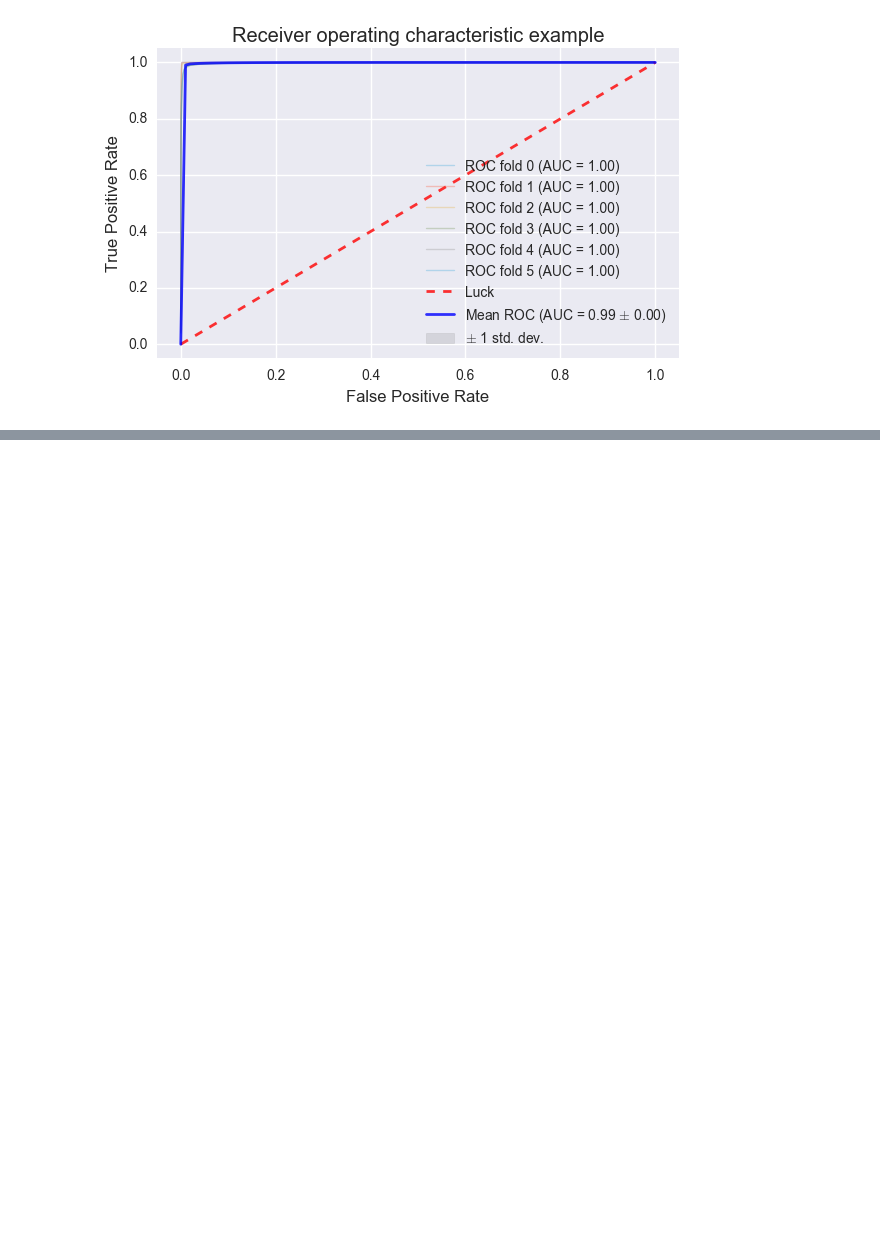
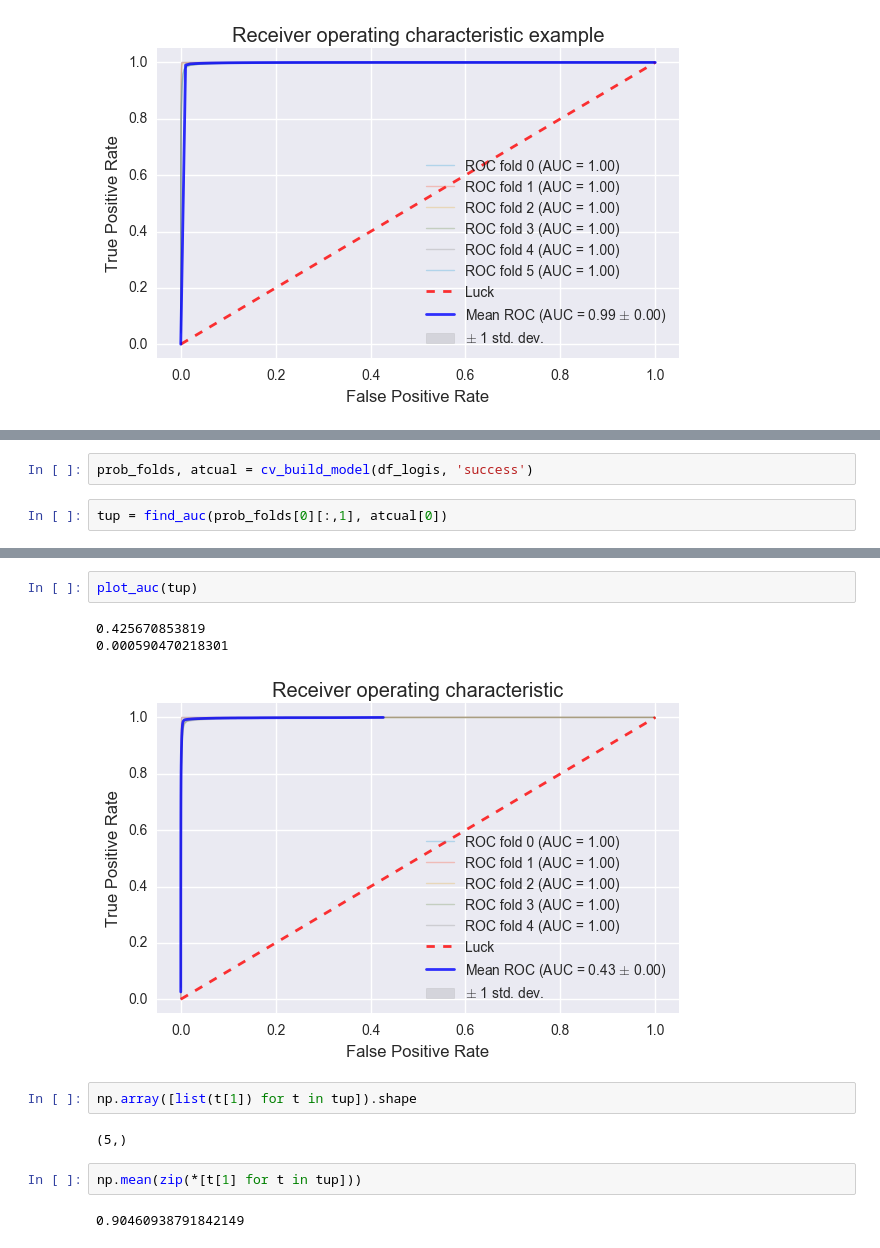
Before and after one commit to tdeason416/DS6372_grp2, a Jupyter notebook: Modeling.ipynb, the cells around one changed output, grey strips where cells are left out. Saved outputs shown, nothing was run; the diff lists cells and outputs as text; blank space fills up the shorter version.

```diff
--- a/Modeling.ipynb
+++ b/Modeling.ipynb
@@ -186,0 +297,4 @@ plt.show()
+# %%
+prob_folds, atcual = cv_build_model(df_logis, 'success')
+# %%
+tup = find_auc(prob_folds[0][:,1], atcual[0])
@@ -186,0 +310,14 @@ plt.show()
+# %%
+plot_auc(tup)
+# %% [output]
+0.425670853819
+0.000590470218301
+[figure, added]
+# %%
+np.array([list(t[1]) for t in tup]).shape
+# %% [output]
+(5,)
+# %%
+np.mean(zip(*[t[1] for t in tup]))
+# %% [output]
+0.90460938791842149
```
Also changed, not shown: parts of 7 cells of this notebook, 5 other files.
